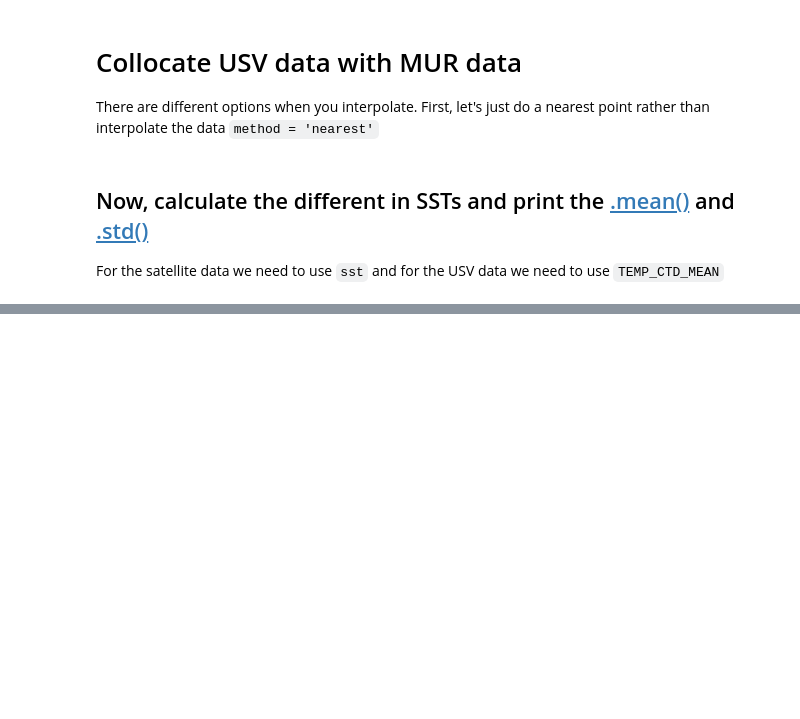
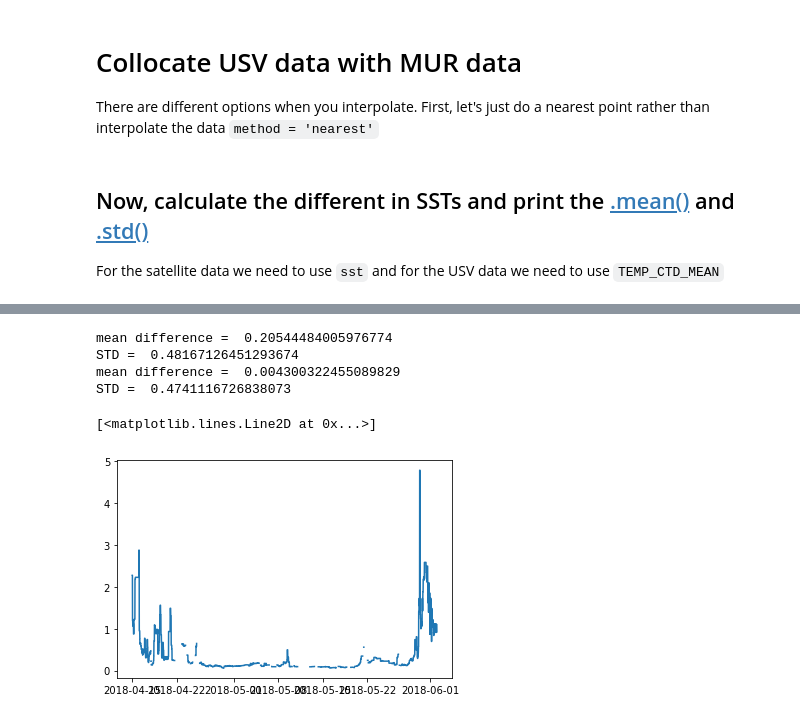
Before and after one commit to oceanhackweek/DataAccess, a Jupyter notebook: Collocation/Match_InSite.ipynb, the cells around one changed output, grey strips where cells are left out. Saved outputs shown, nothing was run; the diff lists cells and outputs as text; code cells hidden in the pictures; blank space fills up the shorter version.

```diff
--- a/Collocation/Match_InSite.ipynb
+++ b/Collocation/Match_InSite.ipynb
@@ -97,8 +124,12 @@ Collocate with Ocean Color Observations
 # %%
 ## YYYY-MM-DD
-start_date = np.datetime64(str_start_time)
-end_date   = np.datetime64(str_end_time)
+start_date = np.datetime64(str_start_time[:10])
+end_date   = np.datetime64(str_end_time[:10])
+
 num_days = (end_date - start_date).tolist().days
+
+# Track which days are kept
+the_days = []
 
 # variable to load
 VAR = 'CHL'
@@ -107,12 +138,8 @@ VAR = 'CHL'
 ALG = 'chl_ocx'
 
 # Binning period
-BIN = 'DAY'  # DAY, 8D, MO, R32
+BIN = '8D'  # DAY, 8D, MO, R32
 
 # Spatial resolution
 SRES = '9km'   # 4km, 9km
-
-dap_urls = []
-
-url_base = "https://oceandata.sci.gsfc.nasa.gov:443/opendap/MODISA/L3SMI/"
 # %%
@@ -232,0 +232,17 @@ Attributes:
+# %%
+
+def preprocess_set(dset, time):
+    return dset.sel(lon=slice(lon_min,lon_max),lat=slice(lat_max,lat_min))
+
+data_sets = [preprocess_set(xr.open_dataset(url), ind) \
+             for (url,ind) \
+             in zip(dap_urls, np.arange(num_days))]
+
+time_array = xr.DataArray(the_days, None, 'time', 'time')
+
+subset_chl = xr.concat(data_sets, time_array)
+
+
+#Step 2 from above
+subset_sst.load()
+subset_chl.load()
@@ -244,7 +320,8 @@ IndexError: index -1 is out of bounds for axis 0 with size 0
 There are different options when you interpolate.  First, let's just do a nearest point rather than interpolate the data
 `method = 'nearest'`
 # %%
-ds_collocated_nearest = subset.interp(lat=ds_usv_subset.lat,lon=ds_usv_subset.lon,time=ds_usv_subset.time,method='nearest')
+ds_collocated_nearest_mur = subset_sst.interp(lat=ds_usv_subset.lat,lon=ds_usv_subset.lon,time=ds_usv_subset.time,method='nearest')
+ds_collocated_nearest_oc = subset_chl.interp(lat=ds_usv_subset.lat,lon=ds_usv_subset.lon,time=ds_usv_subset.time,method='nearest')
 # %% [markdown]
 ## Now, calculate the different in SSTs and print the [.mean()](http://xarray.pydata.org/en/stable/generated/xarray.DataArray.mean.html#xarray.DataArray.mean) and [.std()](http://xarray.pydata.org/en/stable/generated/xarray.DataArray.std.html#xarray.DataArray.std)
 For the satellite data we need to use `sst` and for the USV data we need to use `TEMP_CTD_MEAN`
@@ -321,0 +365,18 @@ print('STD = ',dif.std().data)
+# %%
+dif_mur = ds_collocated_nearest_mur.analysed_sst-(ds_usv_subset.TEMP_CTD_MEAN + 273.15)
+print('mean difference = ',dif_mur.mean().data)
+print('STD = ',dif_mur.std().data)
+
+dif_oc = ds_collocated_nearest_oc.chl_ocx-ds_usv_subset.CHLOR_MEAN
+print('mean difference = ',dif_oc.mean().data)
+print('STD = ',dif_oc.std().data)
+# %% [output]
+mean difference =  0.20544484005976774
+STD =  0.48167126451293674
+mean difference =  0.004300322455089829
+STD =  0.4741116726838073
+# %%
+plt.plot(ds_collocated_nearest_oc.time,ds_collocated_nearest_oc.chl_ocx)
+# %% [output]
+[<matplotlib.lines.Line2D at 0x...>]
+[figure, added]
```
Also changed, not shown: parts of 21 cells of this notebook, 2 other files.
